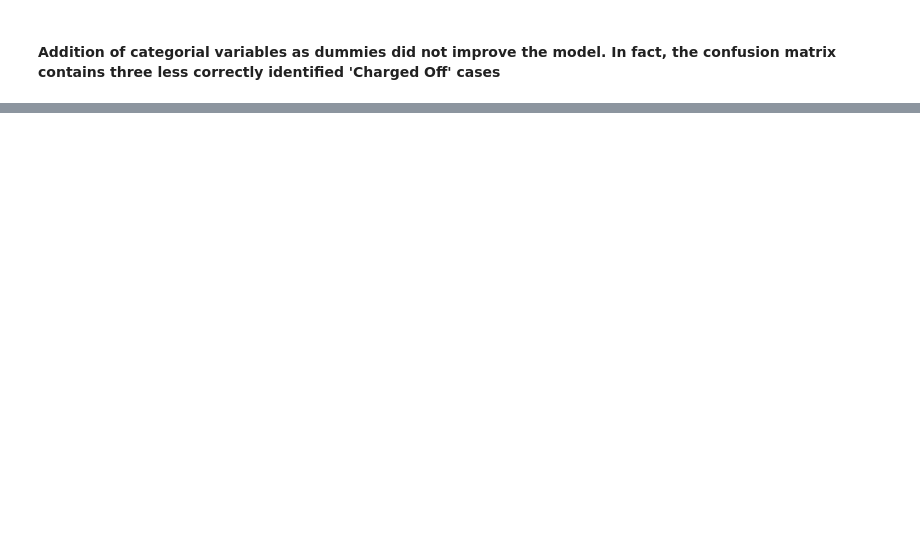
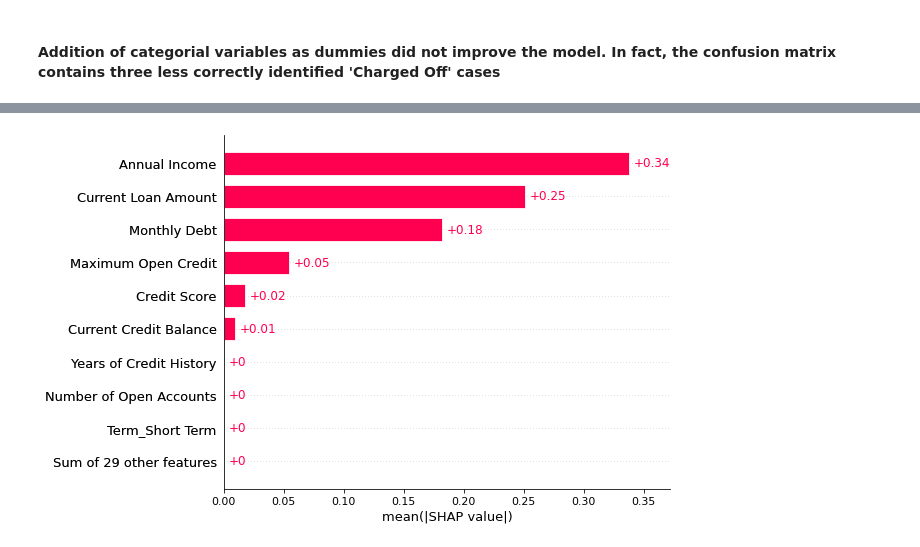
Before and after one commit to katya-stanzy/LoanDataShowcase, a Jupyter notebook: 5. Classification.ipynb, the cells around one changed output, grey strips where cells are left out. Saved outputs shown, nothing was run; the diff lists cells and outputs as text; code cells hidden in the pictures; blank space fills up the shorter version.

```diff
--- a/5. Classification.ipynb
+++ b/5. Classification.ipynb
@@ -97,0 +101,20 @@ weighted avg       0.76      0.72      0.68     30462
+# %%
+model = best_model
+model.fit(X_train, y_train)
+
+def model_proba(x):
+    return model.predict_proba(x)[:,1]
+def model_log_odds(x):
+    p = model.predict_log_proba(x)
+    return p[:,1] - p[:,0]
+
+# compute SHAP values for linear
+background = shap.maskers.Independent(X_train, max_samples=100)
+
+# compute SHAP values
+explainer = shap.Explainer(model, background)
+shap_values = explainer(X_train)
+
+shap.plots.bar(shap_values) # use mean absolute value of each feature over all the instances
+# %% [output]
+[figure, added]
```
Also changed, not shown: parts of 41 cells of this notebook, 5 other files.
